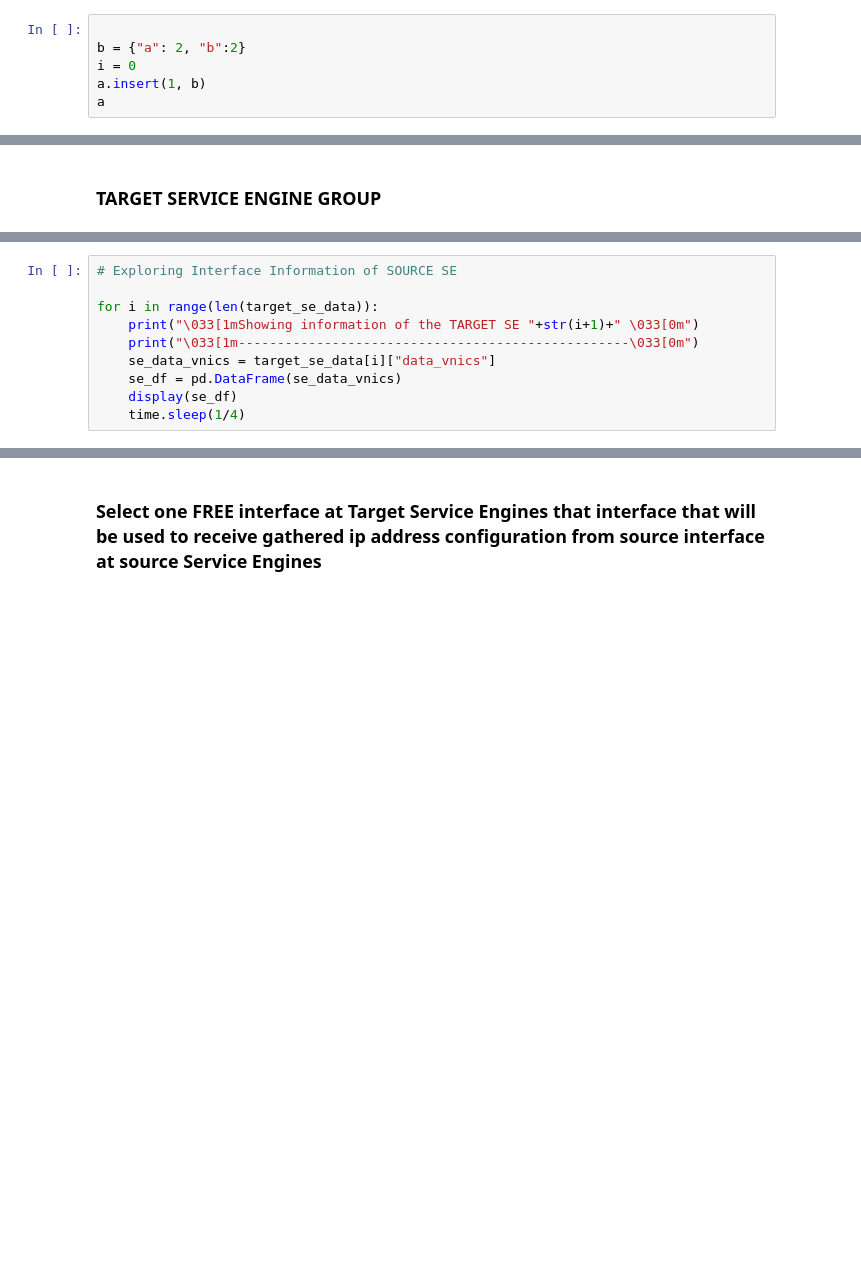
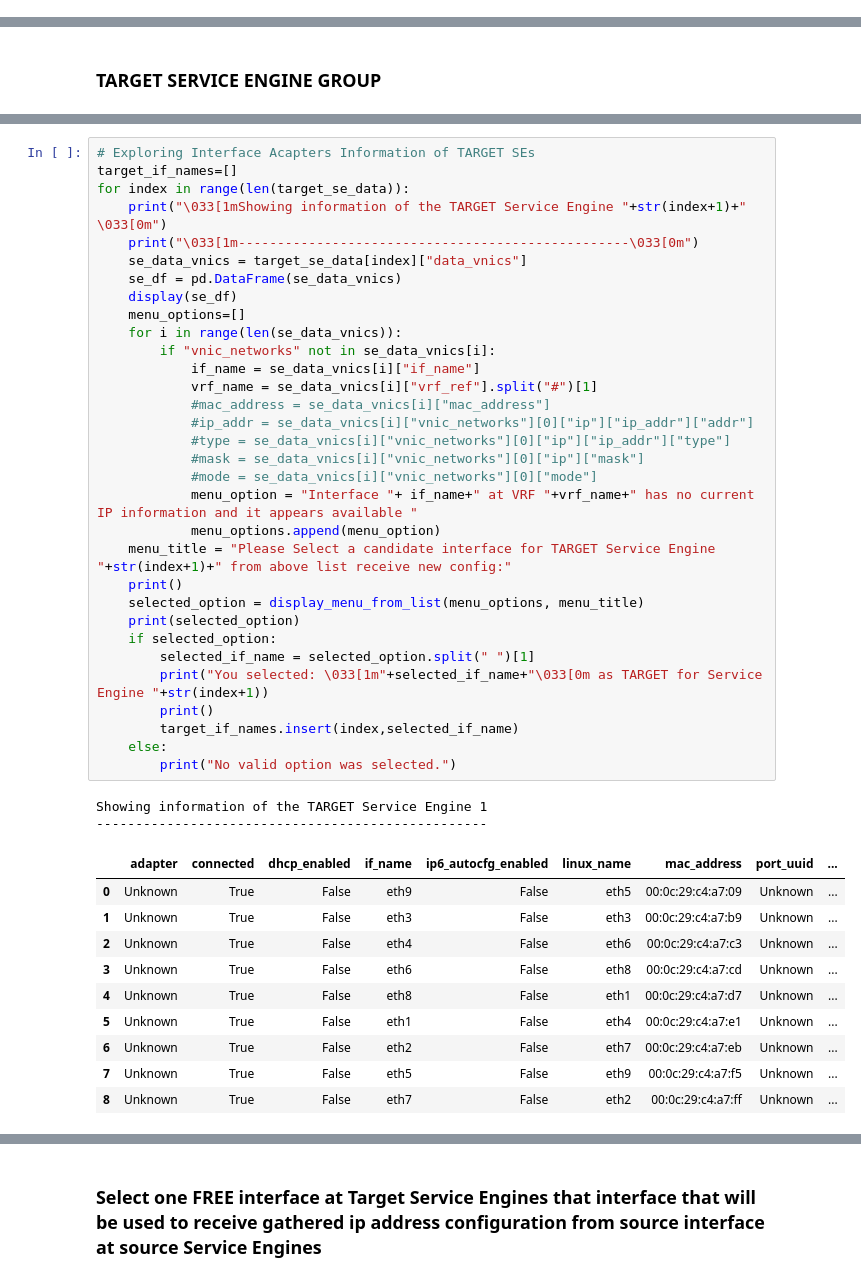
Before and after one commit to jhasensio/AVI_PLAYGROUND, a Jupyter notebook: AVI_3_Migration_Example.ipynb, the cells around one changed output, grey strips where cells are left out. Cells and saved outputs as stored; diff of their text form; blank space fills up the shorter version.

```diff
--- a/AVI_3_Migration_Example.ipynb
+++ b/AVI_3_Migration_Example.ipynb
@@ -738,6 +132,0 @@ cloned_networks
-# %%
-
-b = {"a": 2, "b":2}
-i = 0
-a.insert(1, b)
-a
@@ -864,10 +363,45 @@ target_se_data = resp_data
-# %%
-# Exploring Interface Information of SOURCE SE
-
-for i in range(len(target_se_data)):
-    print("\033[1mShowing information of the TARGET SE "+str(i+1)+" \033[0m")
-    print("\033[1m--------------------------------------------------\033[0m")
-    se_data_vnics = target_se_data[i]["data_vnics"]
-    se_df = pd.DataFrame(se_data_vnics)
-    display(se_df)
-    time.sleep(1/4)
+# %%
+# Exploring Interface Acapters Information of TARGET SEs
+target_if_names=[]
+for index in range(len(target_se_data)):
+    print("\033[1mShowing information of the TARGET Service Engine "+str(index+1)+" \033[0m")
+    print("\033[1m--------------------------------------------------\033[0m")
+    se_data_vnics = target_se_data[index]["data_vnics"]
+    se_df = pd.DataFrame(se_data_vnics)
+    display(se_df)
+    menu_options=[]
+    for i in range(len(se_data_vnics)):
+        if "vnic_networks" not in se_data_vnics[i]:
+            if_name = se_data_vnics[i]["if_name"]
+            vrf_name = se_data_vnics[i]["vrf_ref"].split("#")[1]
+            #mac_address = se_data_vnics[i]["mac_address"]
+            #ip_addr = se_data_vnics[i]["vnic_networks"][0]["ip"]["ip_addr"]["addr"]
+            #type = se_data_vnics[i]["vnic_networks"][0]["ip"]["ip_addr"]["type"]
+            #mask = se_data_vnics[i]["vnic_networks"][0]["ip"]["mask"]
+            #mode = se_data_vnics[i]["vnic_networks"][0]["mode"]
+            menu_option = "Interface "+ if_name+" at VRF "+vrf_name+" has no current IP information and it appears available "
+            menu_options.append(menu_option)
+    menu_title = "Please Select a candidate interface for TARGET Service Engine "+str(index+1)+" from above list receive new config:"
+    print()
+    selected_option = display_menu_from_list(menu_options, menu_title)
+    print(selected_option)
+    if selected_option:
+        selected_if_name = selected_option.split(" ")[1]
+        print("You selected: \033[1m"+selected_if_name+"\033[0m as TARGET for Service Engine "+str(index+1))
+        print()
+        target_if_names.insert(index,selected_if_name)
+    else:
+        print("No valid option was selected.")
+# %% [output]
+Showing information of the TARGET Service Engine 1
+--------------------------------------------------
+|  | adapter | connected | dhcp_enabled | if_name | ip6_autocfg_enabled | linux_name | mac_address | port_uuid | ... |
+| 0 | Unknown | True | False | eth9 | False | eth5 | 00:0c:29:c4:a7:09 | Unknown | ... |
+| 1 | Unknown | True | False | eth3 | False | eth3 | 00:0c:29:c4:a7:b9 | Unknown | ... |
+| 2 | Unknown | True | False | eth4 | False | eth6 | 00:0c:29:c4:a7:c3 | Unknown | ... |
+| 3 | Unknown | True | False | eth6 | False | eth8 | 00:0c:29:c4:a7:cd | Unknown | ... |
+| 4 | Unknown | True | False | eth8 | False | eth1 | 00:0c:29:c4:a7:d7 | Unknown | ... |
+| 5 | Unknown | True | False | eth1 | False | eth4 | 00:0c:29:c4:a7:e1 | Unknown | ... |
+| 6 | Unknown | True | False | eth2 | False | eth7 | 00:0c:29:c4:a7:eb | Unknown | ... |
+| 7 | Unknown | True | False | eth5 | False | eth9 | 00:0c:29:c4:a7:f5 | Unknown | ... |
+| 8 | Unknown | True | False | eth7 | False | eth2 | 00:0c:29:c4:a7:ff | Unknown | ... |
```
Also changed, not shown: parts of 57 cells of this notebook, 4 other files.
